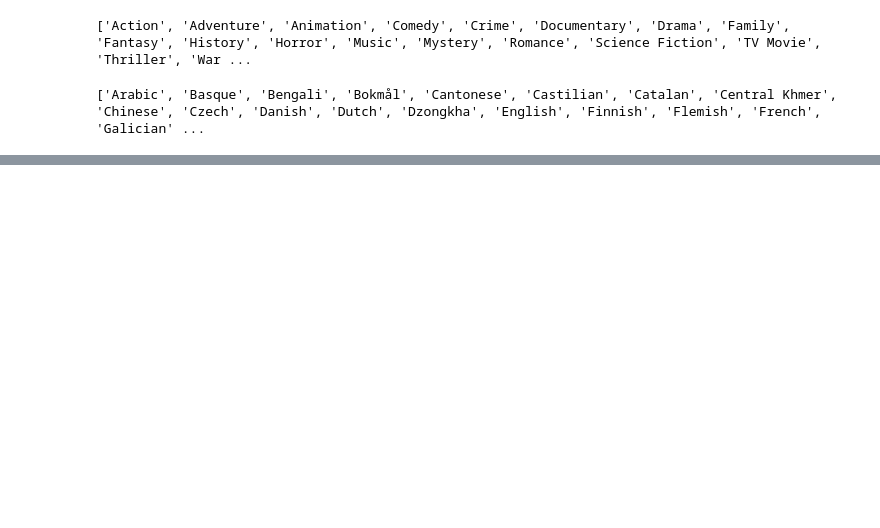
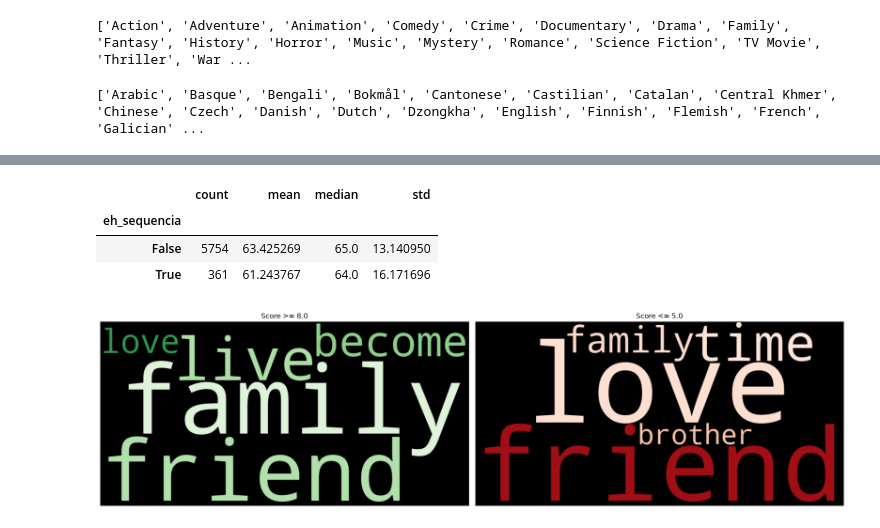
Before and after one commit to ClaudiaSobral/treinamento-dados-end-to-end, a Jupyter notebook: notebooks/03_Corr.ipynb, the cells around one changed output, grey strips where cells are left out. Drawn from its saved outputs; the diff is of its cells as text; code cells hidden in the pictures; blank space fills up the shorter version.

```diff
--- a/notebooks/03_Corr.ipynb
+++ b/notebooks/03_Corr.ipynb
@@ -223,0 +250,57 @@ KeyError: ['elenco_lista']
+# %%
+# Identificando sequências prováveis
+df['eh_sequencia'] = df['names'].str.contains(r'\b(2|3|4|II|III|Part|Sequel)\b', regex=True, na=False)
+
+# Comparando notas
+df.groupby('eh_sequencia')['score'].agg(['count', 'mean', 'median', 'std'])
+# %% [output]
+|  | count | mean | median | std |
+| eh_sequencia |  |  |  |  |
+| False | 5754 | 63.425269 | 65.0 | 13.140950 |
+| True | 361 | 61.243767 | 64.0 | 16.171696 |
+# %%
+import pandas as pd
+import matplotlib.pyplot as plt
+from wordcloud import WordCloud
+import re
+
+# Lista manual de stopwords comuns em inglês (dispensa o NLTK)
+stopwords_ingles = {
+    'a', 'about', 'above', 'adding', 'after', 'again', 'against', 'all', 'am', 'an', 'and', 'any', 'are', 'aren\'t', 'as', 'at',
+    'be', 'because', 'been', 'before', 'being', 'below', 'between', 'both', 'but', 'by', 'can', 'cannot', 'could', 'database',
+    'did', 'do', 'does', 'doing', 'don\'t', 'down', 'during', 'each', 'few', 'for', 'from', 'further', 'get', 'goes', 'had', 'has',
+    'have', 'having', 'he', 'her', 'here', 'hers', 'him', 'himself', 'his', 'how', 'i', 'if', 'in', 'into', 'is',
+    'it', 'its', 'itself', 'just', 'like', 'me', 'more', 'most', 'my', 'myself', 'no', 'nor', 'not', 'of', 'off', 'on', 'once',
+    'only', 'or', 'other', 'our', 'ours', 'out', 'over', 'overview', 'own', 'same', 'she', 'should', 'so', 'some', 'such', 'than',
+    'that', 'the', 'their', 'theirs', 'them', 'themselves', 'then', 'there', 'these', 'they', 'this', 'those', 'through', 'translated',
+    'to', 'too', 'under', 'until', 'up', 'us', 'very', 'we', 'was', 'were', 'will', 'what', 'when', 'where', 'which', 'while', 'who', 'whom',
+    'why', 'with', 'would', 'you', 'your', 'yours', 'yourself', 'yourselves', 's', 'expand', 'english', 'help', 'day', 'gets', 'however', 'become'
+    # Palavras genéricas de cinema
+    'movie', 'film', 'life', 'story', 'one', 'two', 'find', 'finds', 'man', 'woman', 'young', 'new', 'world', 'take', 'takes'
+}
+
+# Filtrar resumos
+top_scores = df[df['score'] >= 8.0]['overview'].dropna()
+low_scores = df[df['score'] <= 5.0]['overview'].dropna()
+
+texto_top = " ".join(top_scores)
+texto_low = " ".join(low_scores)
+
+# Gerar WordClouds
+wc_top = WordCloud(width=800, height=400, background_color='black', colormap='Greens', stopwords=stopwords_ingles, max_words=5).generate(texto_top)
+wc_low = WordCloud(width=800, height=400, background_color='black', colormap='Reds', stopwords=stopwords_ingles, max_words=5).generate(texto_low)
+
+# Plotar
+fig, axes = plt.subplots(1, 2, figsize=(18, 7))
+axes[0].imshow(wc_top, interpolation='bilinear')
+axes[0].set_title('Score >= 8.0')
+axes[0].axis('off')
+
+axes[1].imshow(wc_low, interpolation='bilinear')
+axes[1].set_title('Score <= 5.0')
+axes[1].axis('off')
+
+plt.tight_layout()
+plt.show()
+# %% [output]
+[figure, added]
```
Also changed, not shown: parts of 13 cells of this notebook, 1 other file.
